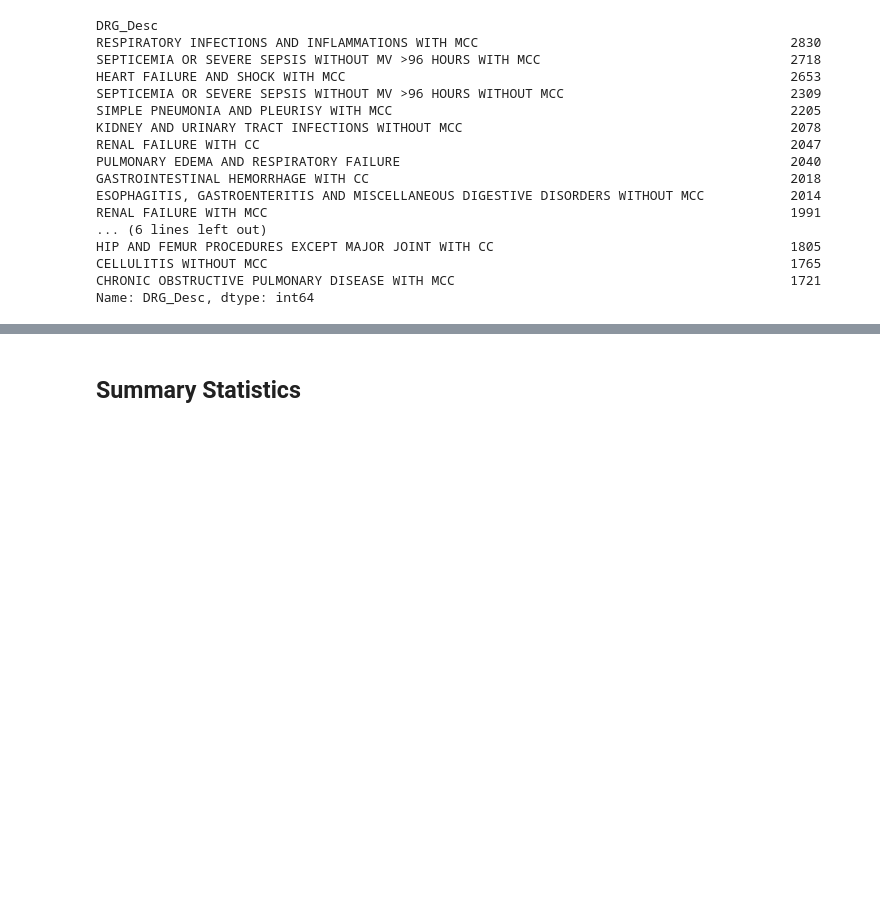
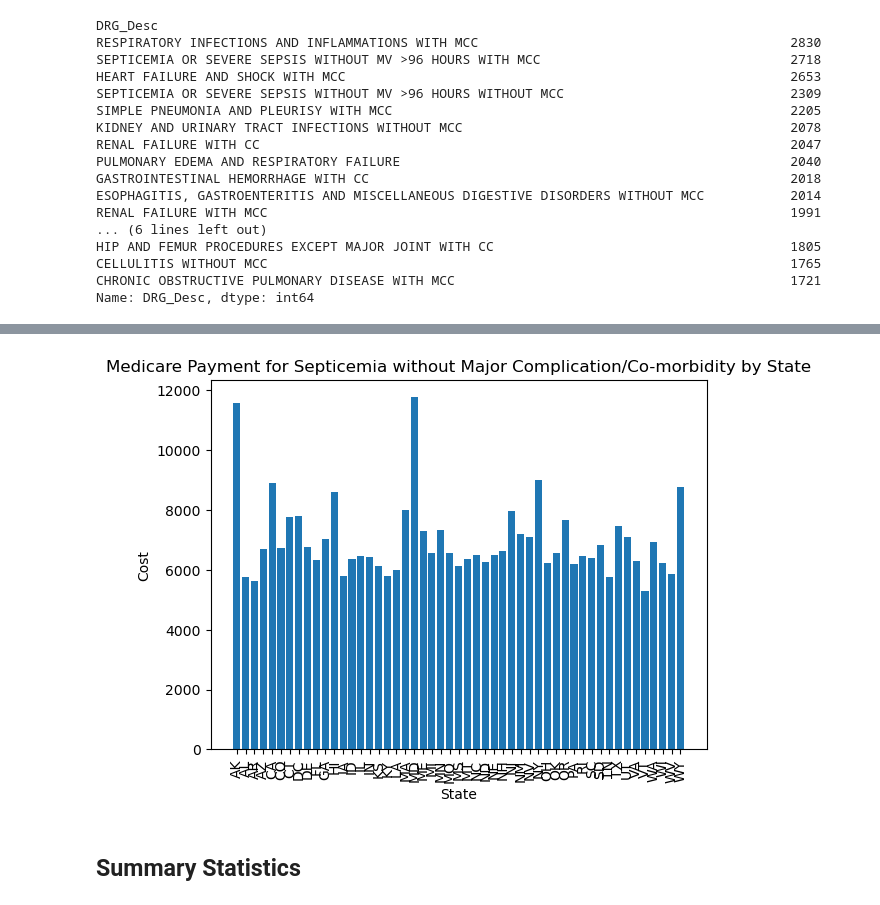
Before and after one commit to kgndirangu/project1, a Jupyter notebook: medicare.ipynb, the cells around one changed output, grey strips where cells are left out. Cells and saved outputs as stored; diff of their text form; code cells hidden in the pictures; blank space fills up the shorter version.

```diff
--- a/medicare.ipynb
+++ b/medicare.ipynb
@@ -108,0 +148,24 @@ Name: Tot_Dschrgs, Length: 151989, dtype: int64
+# %%
+
+
+
+
+# SEPTICEMIA OR SEVERE SEPSIS WITHOUT MV >96 HOURS WITHOUT MCC
+sep = medicare_data.loc[medicare_data["DRG_Desc"]=="SEPTICEMIA OR SEVERE SEPSIS WITHOUT MV >96 HOURS WITHOUT MCC"]
+
+#Cost summary
+mean_subm_chrg_sep = sep.groupby("Rndrng_Prvdr_State_Abrvtn")["Avg_Submtd_Cvrd_Chrg"].mean().sort_values(ascending=False)
+mean_tot_paymt_sep = sep.groupby("Rndrng_Prvdr_State_Abrvtn")["Avg_Tot_Pymt_Amt"].mean().sort_values(ascending=False)
+mean_med_paymt_sep = sep.groupby("Rndrng_Prvdr_State_Abrvtn")["Avg_Mdcr_Pymt_Amt"].mean().sort_values(ascending=False)
+# med_submitted_charge = sep.groupby("Rndrng_Prvdr_State_Abrvtn")["Avg_Submtd_Cvrd_Chrg"].median()
+# var_submitted_charge = sep.groupby("Rndrng_Prvdr_State_Abrvtn")["Avg_Submtd_Cvrd_Chrg"].var()
+# sd_submitted_charge = sep.groupby("Rndrng_Prvdr_State_Abrvtn")["Avg_Submtd_Cvrd_Chrg"].std()
+# sem_submitted_charge = sep.groupby("Rndrng_Prvdr_State_Abrvtn")["Avg_Submtd_Cvrd_Chrg"].sem()
+
+cost_summary_sep = pd.DataFrame({
+"Mean Submitted Covered Charge": mean_subm_chrg_sep,
+"Average Total Payment Amount": mean_tot_paymt_sep,
+"Average Medicare Payment Amount": mean_med_paymt_sep
+
+})
+cost_summary_sep
@@ -108,0 +191,12 @@ Name: Tot_Dschrgs, Length: 151989, dtype: int64
+# %%
+# Create a bar chart of medicare payments by state
+height = cost_summary_sep["Average Medicare Payment Amount"]
+
+plt.bar(x=cost_summary_sep.index, height=height)
+plt.title("Medicare Payment for Septicemia without Major Complication/Co-morbidity by State")
+plt.xlabel("State")
+plt.ylabel("Cost")
+plt.xticks(rotation = 90)
+plt.show()
+# %% [output]
+[figure, added]
```
Also changed, not shown: parts of 9 cells of this notebook.
